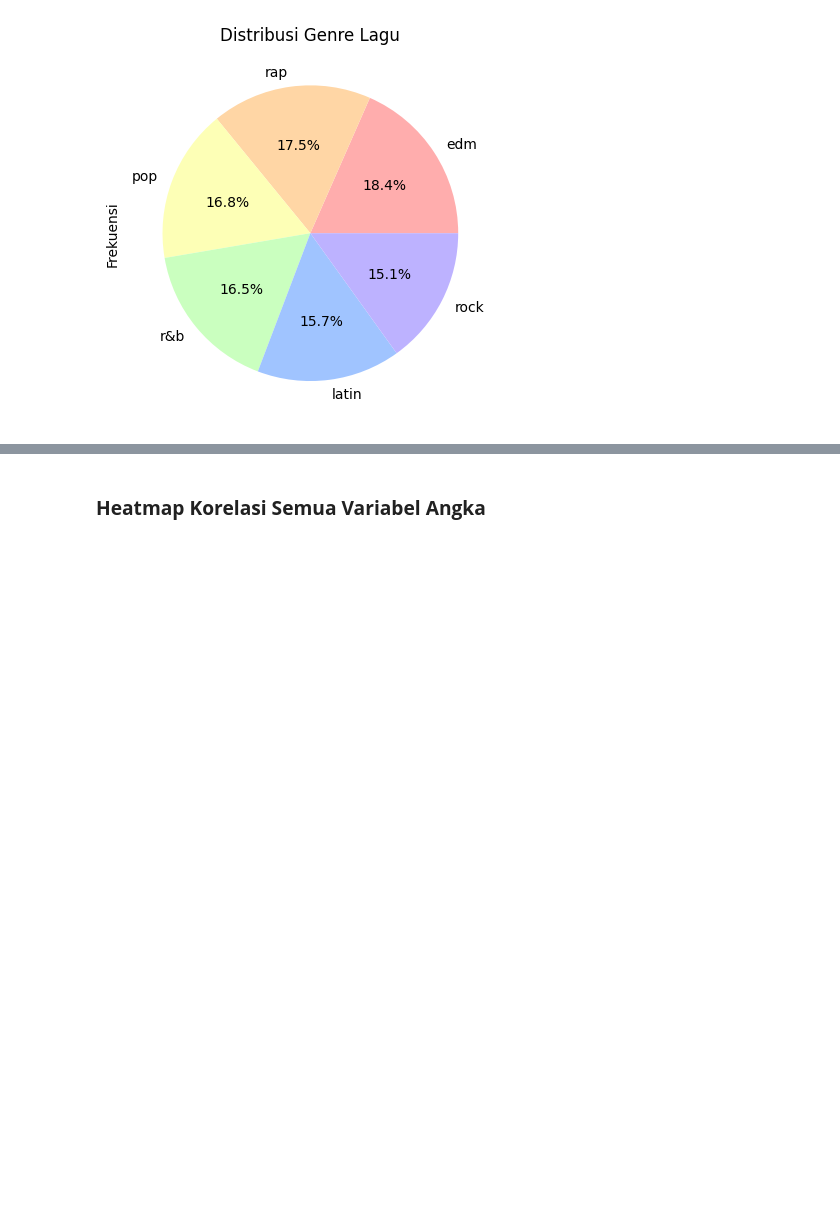
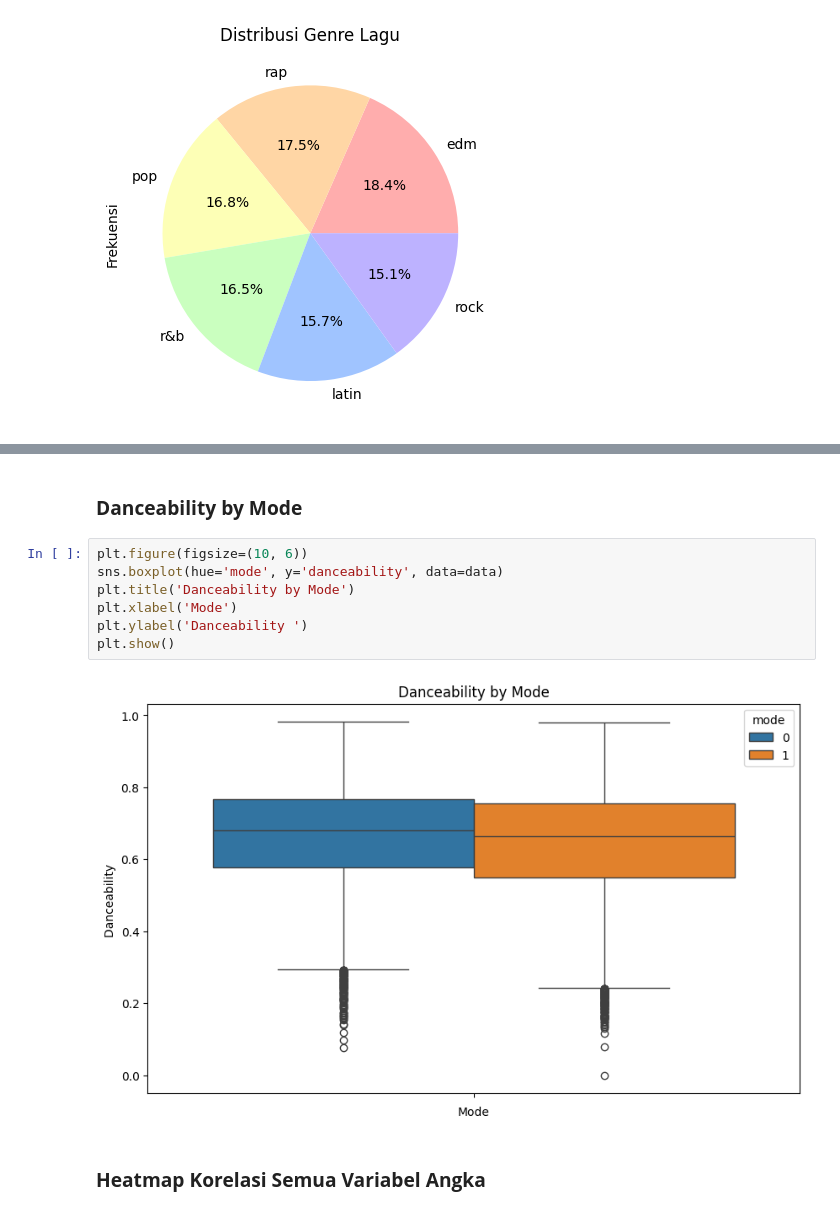
Before and after one commit to susTuna/Analisis-dan-Visualisasi-Data-Lagu-Spotify, a Jupyter notebook: Tubes.ipynb, the cells around one changed output, grey strips where cells are left out. Drawn from its saved outputs; the diff is of its cells as text; blank space fills up the shorter version.

```diff
--- a/Tubes.ipynb
+++ b/Tubes.ipynb
@@ -46,3 +91,14 @@ plt.show()
+# %% [markdown]
+### **Danceability by Mode**
+# %%
+plt.figure(figsize=(10, 6))
+sns.boxplot(hue='mode', y='danceability', data=data)
+plt.title('Danceability by Mode')
+plt.xlabel('Mode')
+plt.ylabel('Danceability ')
+plt.show()
+# %% [output]
+[figure, added]
 # %% [markdown]
 ### **Heatmap Korelasi Semua Variabel Angka**
 # %%
```
Also changed, not shown: parts of 9 cells of this notebook.
